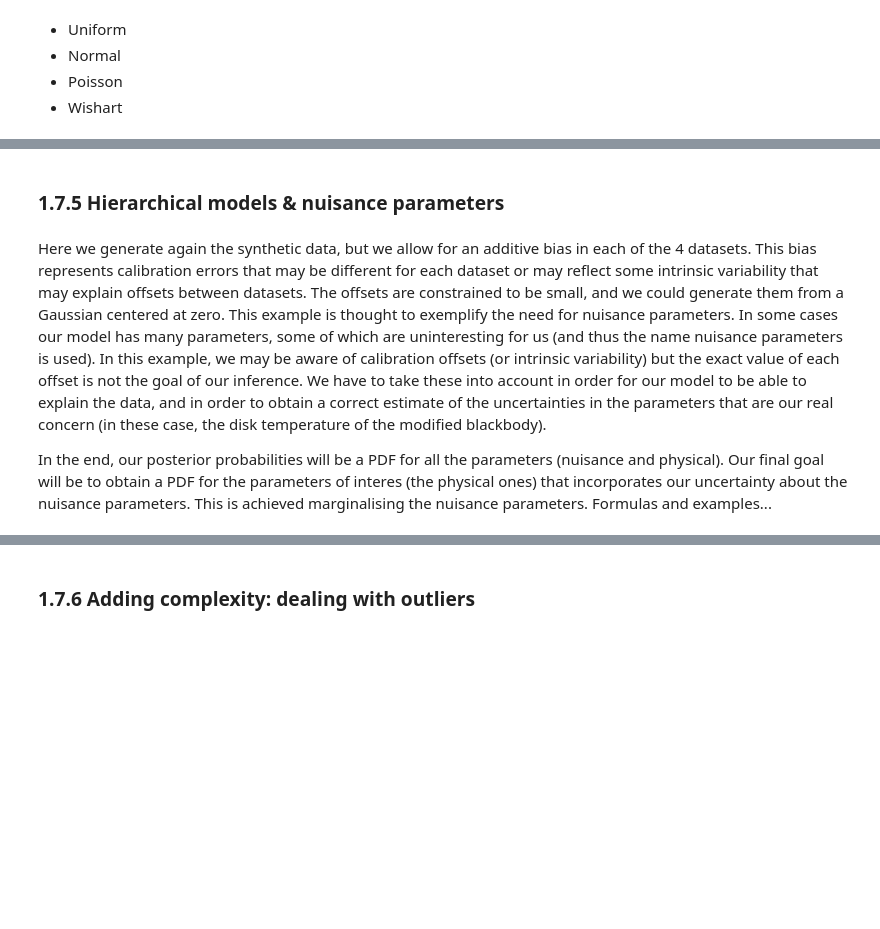
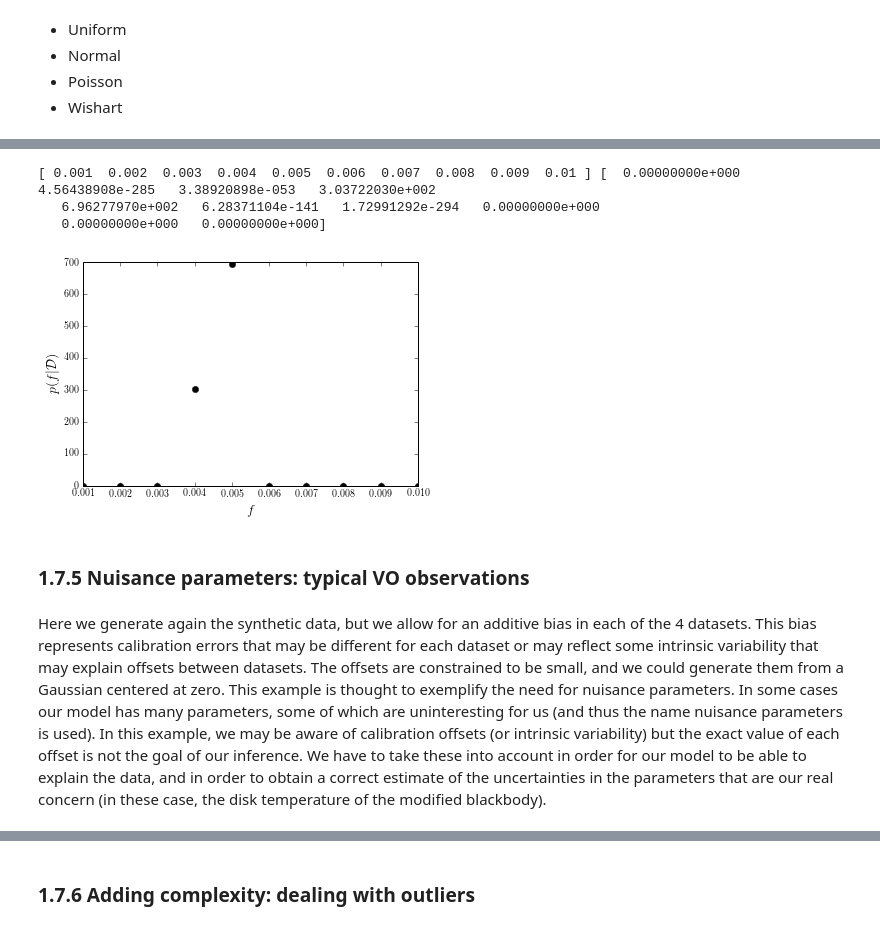
Before and after one commit to luis-sarro/ESAC-Astrostatistics-School-, a Jupyter notebook: ESAC School - Day 1 - Model Fitting.ipynb, the cells around one changed output, grey strips where cells are left out. Saved outputs shown, nothing was run; the diff lists cells and outputs as text; code cells hidden in the pictures; blank space fills up the shorter version.

```diff
--- a/ESAC School - Day 1 - Model Fitting.ipynb
+++ b/ESAC School - Day 1 - Model Fitting.ipynb
@@ -786,6 +849,44 @@ Here we show the posterior probability density function for several uncertaintie
+# %%
+# Marginalise
+posterior_tdisk_beta_f = np.empty([nvals,nvals,nvals])
+posterior_beta_f = np.empty([nvals,nvals])
+posterior_f = np.empty([nvals])
+
+
+for idx2 in range(nvals):
+    for idx3 in range(nvals):
+        for idx4 in range(nvals):
+            tmp=0
+            for idx1 in range(nvals):
+                tmp = tmp + posterior[idx1,idx2,idx3,idx4]*step_tstar
+            posterior_tdisk_beta_f[idx2,idx3,idx4] = tmp
+
+for idx3 in range(nvals):
+     for idx4 in range(nvals):
+        tmp=0
+        for idx2 in range(nvals):
+            tmp = tmp + posterior_tdisk_beta_f[idx2,idx3,idx4]*step_tdisk
+        posterior_beta_f[idx3,idx4] = tmp
+
+for idx4 in range(nvals):
+    tmp=0
+    for idx3 in range(nvals):
+        tmp = tmp + posterior_beta_f[idx3,idx4]*step_beta
+    posterior_f[idx4] = tmp
+
+
+
+plt.plot(f_vals,posterior_f,'ok')
+plt.xlabel(r'$f$',fontsize = 14)
+plt.ylabel(r'$p(f|\mathcal{D})$',fontsize = 14)
+
+print f_vals,posterior_f
+# %% [output]
+[ 0.001  0.002  0.003  0.004  0.005  0.006  0.007  0.008  0.009  0.01 ] [  0.00000000e+000   4.56438908e-285   3.38920898e-053   3.03722030e+002
+   6.96277970e+002   6.28371104e-141   1.72991292e-294   0.00000000e+000
+   0.00000000e+000   0.00000000e+000]
+[figure, added]
 # %% [markdown]
-### 1.7.5 Hierarchical models & nuisance parameters
+### 1.7.5 Nuisance parameters: typical VO observations
 # %% [markdown]
 Here we generate again the synthetic data, but we allow for an additive bias in each of the 4 datasets. This bias represents calibration errors that may be different for each dataset or may reflect some intrinsic variability that may explain offsets between datasets. The offsets are constrained to be small, and we could generate them from a Gaussian centered at zero. This example is thought to exemplify the need for nuisance parameters. In some cases our model has many parameters, some of which are uninteresting for us (and thus the name nuisance parameters is used). In this example, we may be aware of calibration offsets (or intrinsic variability) but the exact value of each offset is not the goal of our inference. We have to take these into account in order for our model to be able to explain the data, and in order to obtain a correct estimate of the uncertainties in the parameters that are our real concern (in these case, the disk temperature of the modified blackbody).
-
-In the end, our posterior probabilities will be a PDF for all the parameters (nuisance and physical). Our final goal will be to obtain a PDF for the parameters of interes (the physical ones) that incorporates our uncertainty about the nuisance parameters. This is achieved marginalising the nuisance parameters. Formulas and examples...
```
Also changed, not shown: parts of 39 cells of this notebook.
